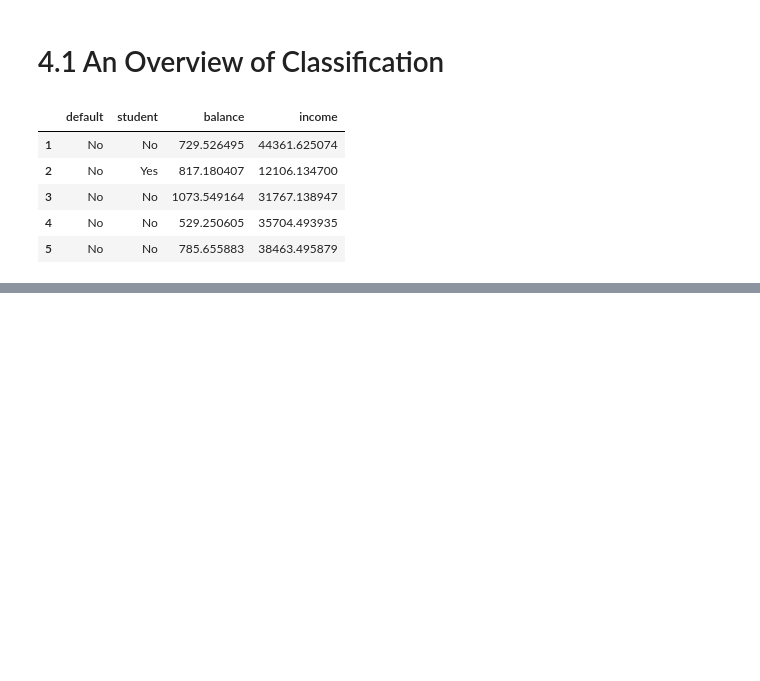
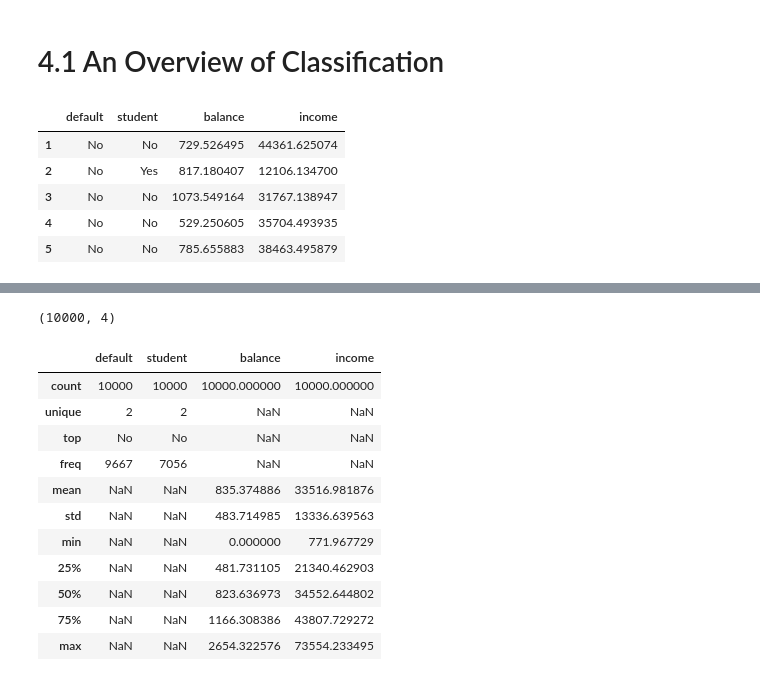
Before and after one commit to HammadZahidAli/ISLR-Python, a Jupyter notebook: notes/Chapter 4 - Classification.ipynb, the cells around one changed output, grey strips where cells are left out. Cells and saved outputs as stored; diff of their text form; code cells hidden in the pictures; blank space fills up the shorter version.

```diff
--- a/notes/Chapter 4 - Classification.ipynb
+++ b/notes/Chapter 4 - Classification.ipynb
@@ -22,0 +44,19 @@ Default.head()
+# %%
+Default.shape
+# %% [output]
+(10000, 4)
+# %%
+Default.describe(include='all')
+# %% [output]
+|  | default | student | balance | income |
+| count | 10000 | 10000 | 10000.000000 | 10000.000000 |
+| unique | 2 | 2 | NaN | NaN |
+| top | No | No | NaN | NaN |
+| freq | 9667 | 7056 | NaN | NaN |
+| mean | NaN | NaN | 835.374886 | 33516.981876 |
+| std | NaN | NaN | 483.714985 | 13336.639563 |
+| min | NaN | NaN | 0.000000 | 771.967729 |
+| 25% | NaN | NaN | 481.731105 | 21340.462903 |
+| 50% | NaN | NaN | 823.636973 | 34552.644802 |
+| 75% | NaN | NaN | 1166.308386 | 43807.729272 |
+| max | NaN | NaN | 2654.322576 | 73554.233495 |
```
Also changed, not shown: parts of 23 cells of this notebook.
